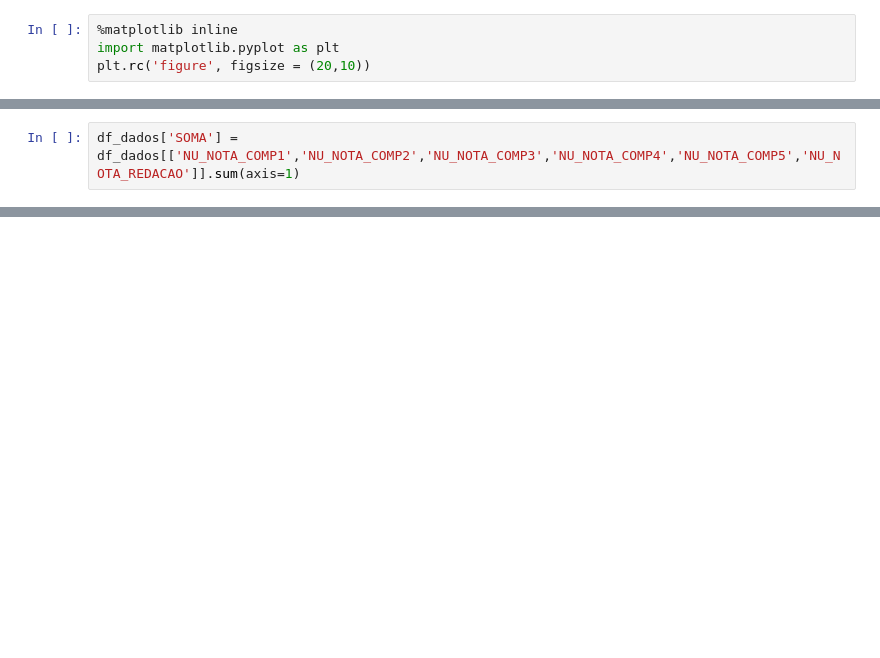
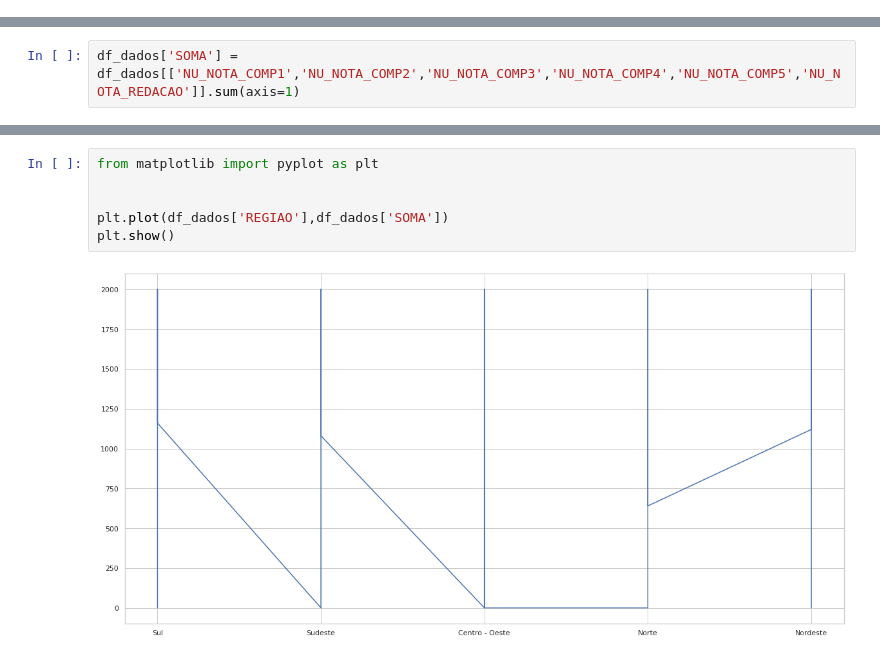
Before and after one commit to Juliana08Santos/Projeto_Enem, a Jupyter notebook: Enem.ipynb, the cells around one changed output, grey strips where cells are left out. Saved outputs shown, nothing was run; the diff lists cells and outputs as text; blank space fills up the shorter version.

```diff
--- a/Enem.ipynb
+++ b/Enem.ipynb
@@ -88,4 +29,0 @@ grupo['NU_NOTA_COMP1'].aggregate(['count', 'min', 'max', 'mean']).rename(columns
-# %%
-%matplotlib inline
-import matplotlib.pyplot as plt
-plt.rc('figure', figsize = (20,10))
@@ -528,0 +271,8 @@ df_dados
+# %%
+from matplotlib import pyplot as plt
+
+
+plt.plot(df_dados['REGIAO'],df_dados['SOMA'])
+plt.show()
+# %% [output]
+[figure, added]
```
Also changed, not shown: parts of 56 cells of this notebook.
